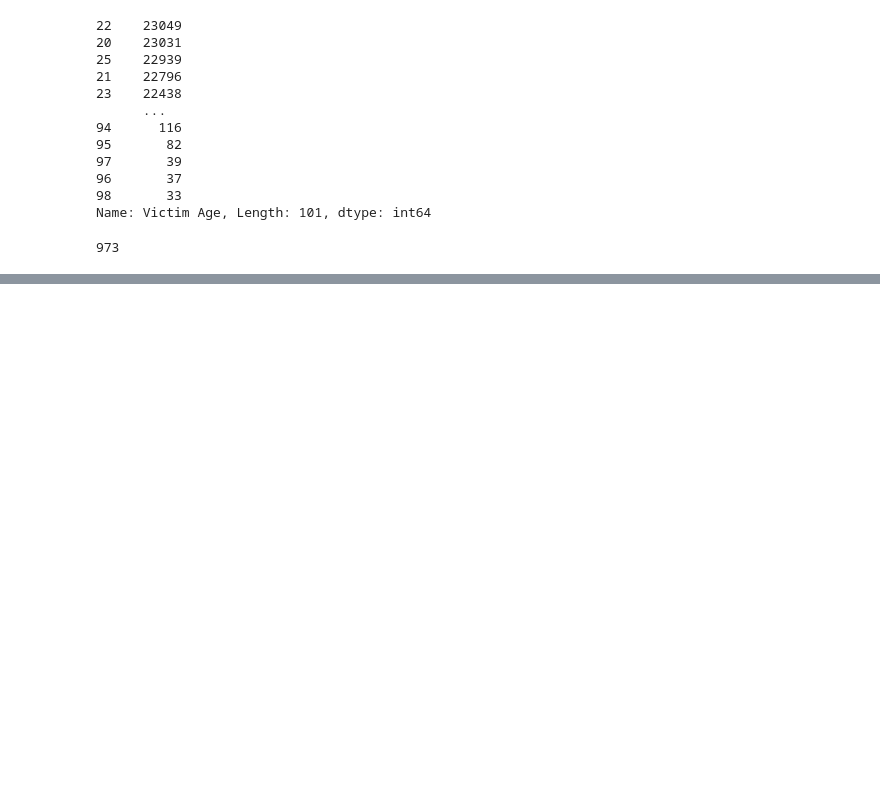
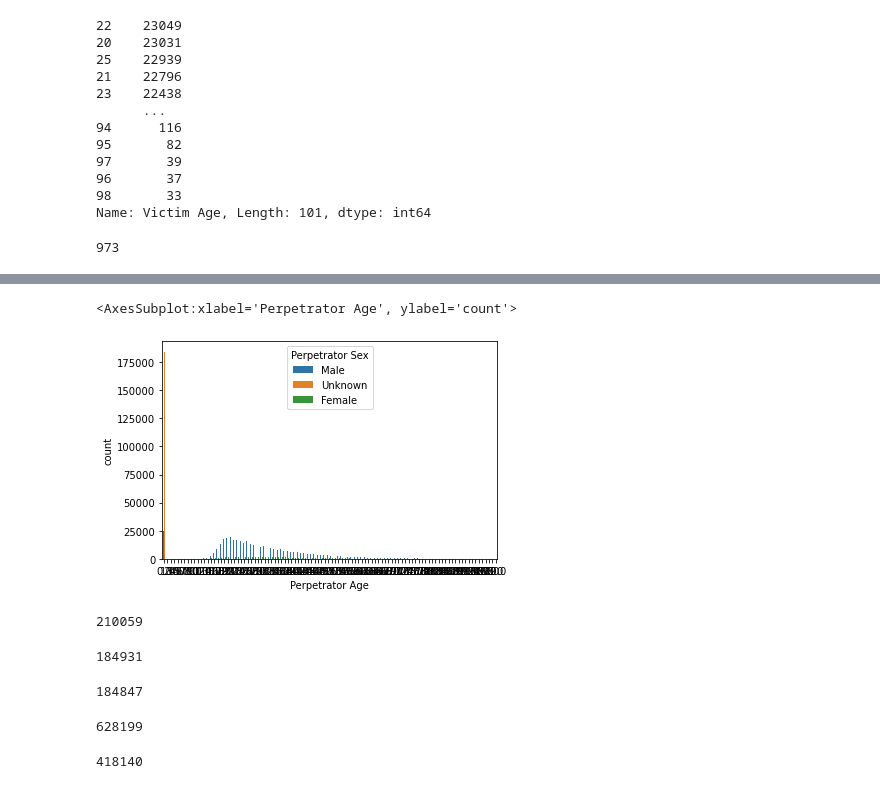
Before and after one commit to mchlstr/Stranovska_NS2021, a Jupyter notebook: Stranovska_NS2021_Data_preparation.ipynb, the cells around one changed output, grey strips where cells are left out. Drawn from its saved outputs; the diff is of its cells as text; code cells hidden in the pictures; blank space fills up the shorter version.

```diff
--- a/Stranovska_NS2021_Data_preparation.ipynb
+++ b/Stranovska_NS2021_Data_preparation.ipynb
@@ -377,0 +396,25 @@ file['Victim Age'].plot(kind='box')
+# %%
+sns.countplot(x='Perpetrator Age', hue='Perpetrator Sex',data = file)
+# %% [output]
+<AxesSubplot:xlabel='Perpetrator Age', ylabel='count'>
+[figure, added]
+# %%
+file[(file['Perpetrator Age'] == 0)].shape[0]
+# %% [output]
+210059
+# %%
+file[(file['Perpetrator Sex'] == 'Unknown')].shape[0]
+# %% [output]
+184931
+# %%
+file[(file['Crime Solved'] == 'No')].shape[0]
+# %% [output]
+184847
+# %%
+len(file)
+# %% [output]
+628199
+# %%
+628199 - 210059
+# %% [output]
+418140
```
Also changed, not shown: parts of 37 cells of this notebook.
